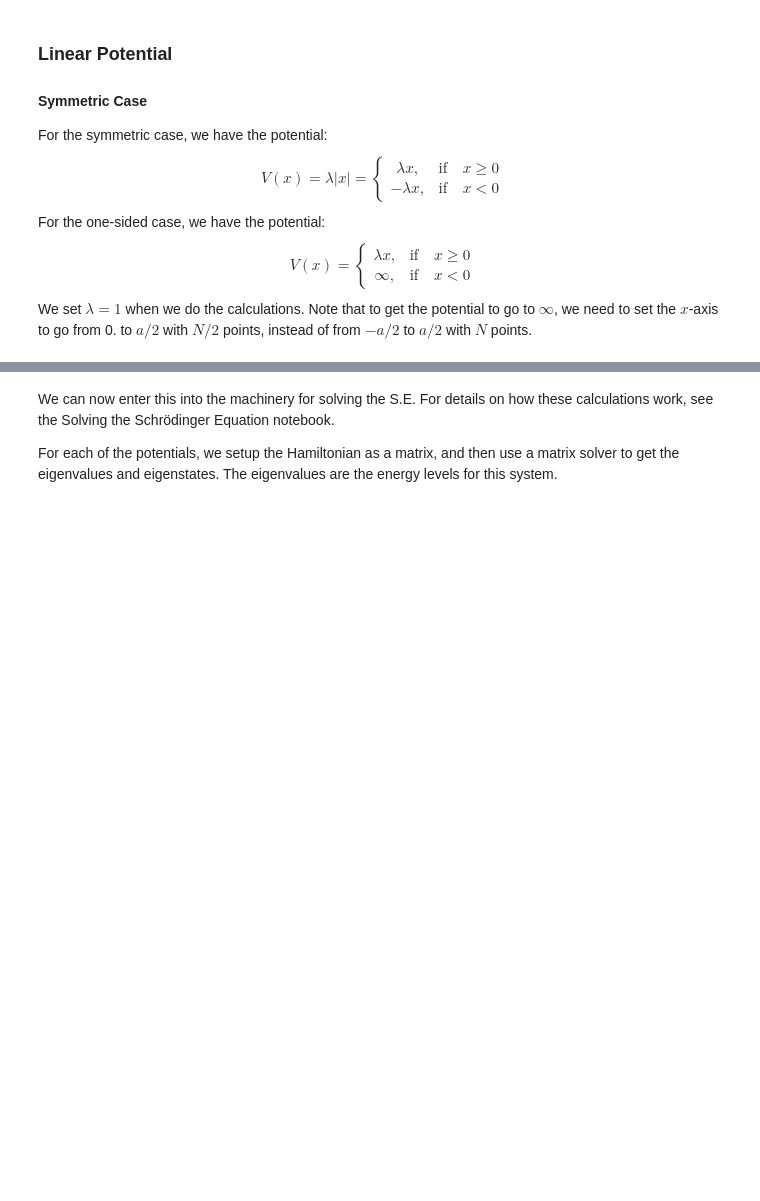
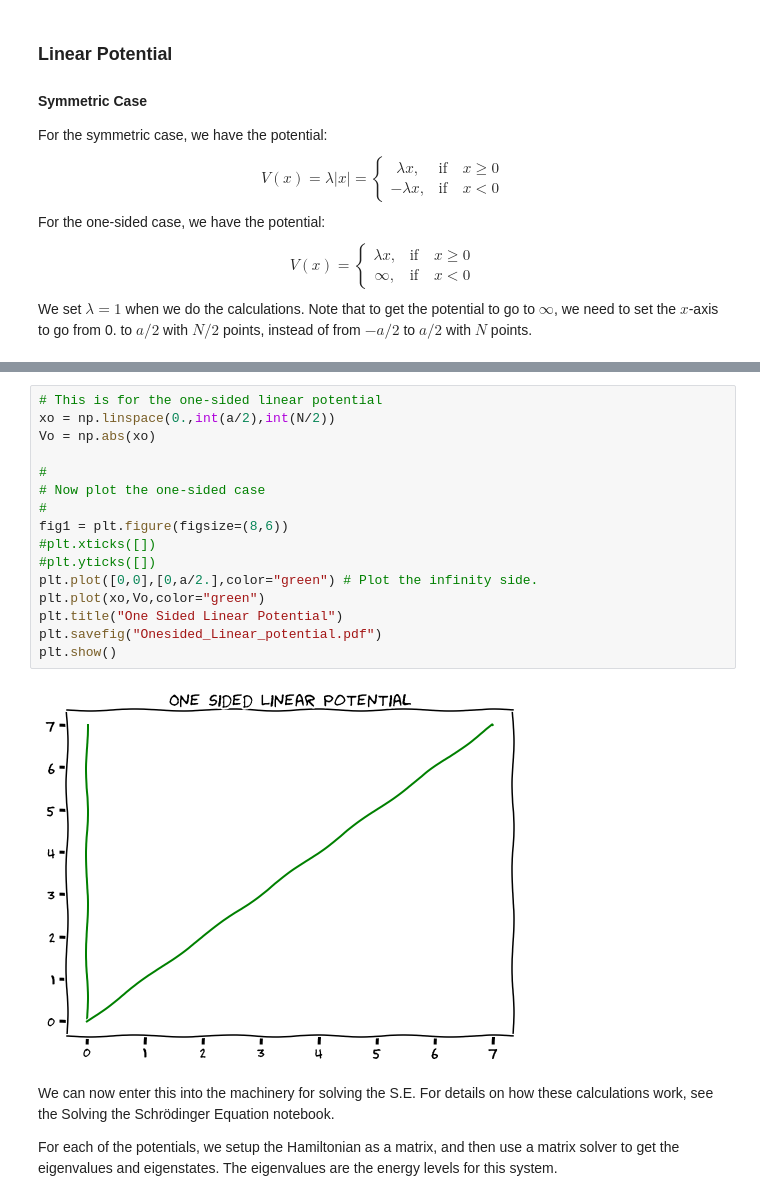
Before and after one commit to PHYS486-S22/PHYS486-S22, a Jupyter notebook: SampleNotebooks/Schrodinger/Linear Potential in QM.ipynb, the cells around one changed output, grey strips where cells are left out. Saved outputs shown, nothing was run; the diff lists cells and outputs as text; blank space fills up the shorter version.

```diff
--- a/SampleNotebooks/Schrodinger/Linear Potential in QM.ipynb
+++ b/SampleNotebooks/Schrodinger/Linear Potential in QM.ipynb
@@ -69,3 +51,21 @@ Deprecated in NumPy 1.20; for more details and guidance: https://numpy.org/devdo
+# %%
+# This is for the one-sided linear potential
+xo = np.linspace(0.,int(a/2),int(N/2))
+Vo = np.abs(xo)
+
+#
+# Now plot the one-sided case
+#
+fig1 = plt.figure(figsize=(8,6))
+#plt.xticks([])
+#plt.yticks([])
+plt.plot([0,0],[0,a/2.],color="green") # Plot the infinity side.
+plt.plot(xo,Vo,color="green")
+plt.title("One Sided Linear Potential")
+plt.savefig("Onesided_Linear_potential.pdf")
+plt.show()
+# %% [output]
+[figure, added]
 # %% [markdown]
 We can now enter this into the machinery for solving the S.E. For details on how these calculations work, see the Solving the Schrödinger Equation notebook.
 
```
Also changed, not shown: parts of 5 cells of this notebook.
